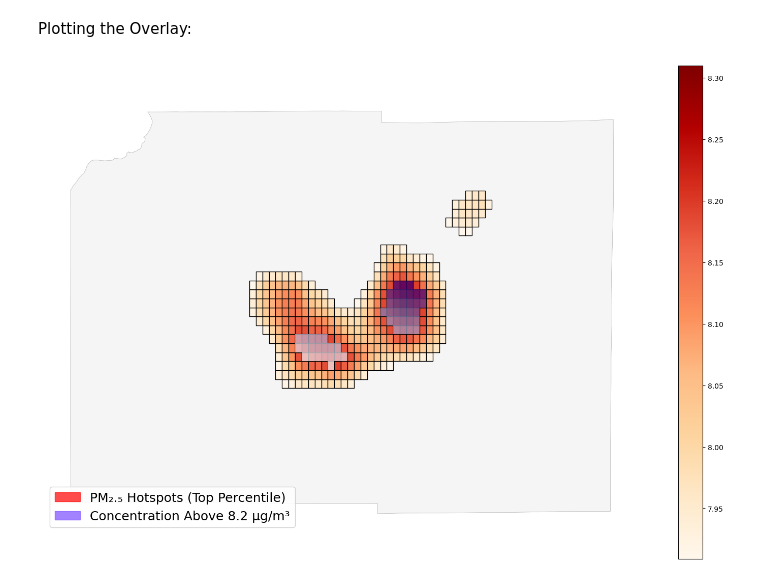
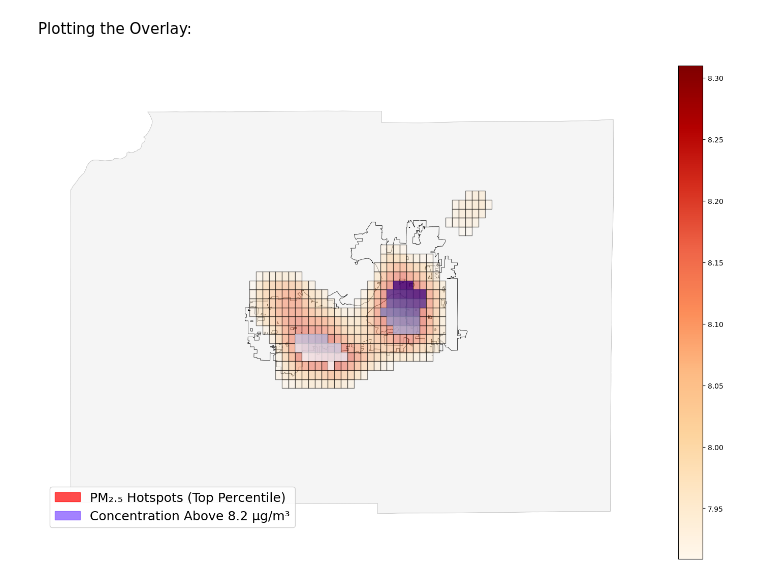
Before and after one commit to griffinberonio/Griffin_Holloway_Group, a Jupyter notebook: Dane_County_Concentration_hotspot.ipynb, the cells around one changed output. Saved outputs shown, nothing was run; the diff lists cells and outputs as text; code cells hidden in the pictures.

```diff
--- a/Dane_County_Concentration_hotspot.ipynb
+++ b/Dane_County_Concentration_hotspot.ipynb
@@ -143,33 +143,36 @@ Plotting the Overlay:
 # %%
 # Plotting
 hotspot_plot = conc_hotspots.copy()
 counties_plot = danecounty.copy()
 chandlers = top10_sd_hotspots.copy()
+cityplot = city.copy()
 
 county_outline = counties_plot.dissolve(by='COUNTYFP', as_index=False)[['geometry']]
 
 # Plot
 fig, ax = plt.subplots(figsize=(15, 10))
+
 counties_plot.plot(ax=ax, facecolor='#f5f5f5', edgecolor='#cccccc', linewidth=0.2, zorder=1)
-chandlers.plot(ax=ax, column='PM25', legend=True, cmap='OrRd', edgecolor='k')
-county_outline.boundary.plot(ax=ax, color='#999999', linewidth=0.3, zorder=3)
+cityplot.boundary.plot(ax=ax, facecolor='#f5f5f5', edgecolor='black', linewidth = 0.5, zorder=2)
+chandlers.plot(ax=ax, column='PM25', legend=True, cmap='OrRd', edgecolor='k', alpha = 0.5, zorder =3)
+county_outline.boundary.plot(ax=ax, color='#999999', linewidth=0.3, zorder=4)
 
 
 # EPA monitors
 if not hotspot_plot.empty:
-    hotspot_plot.plot(ax=ax, cmap="Purples", markersize=5, alpha=0.7, zorder=5)
+    hotspot_plot.plot(ax=ax, cmap="Purples", markersize=5, alpha=0.8, zorder=5)
 
 legend_elements = [
     mpatches.Patch(color='red', alpha=0.7, label='PM₂.₅ Hotspots (Top Percentile)'),
     mpatches.Patch(color='#7C4DFF', alpha = 0.7, label = 'Concentration Above 8.2 µg/m³')
     # plt.Line2D([0], [0], color='w', markerfacecolor='#7C4DFF', markersize=16, label='Concentration Above 8.2 µg/m³')
 ]
 
 ax.legend(handles=legend_elements, loc='lower left', fontsize=18, framealpha=0.9)
 
 ax.set_axis_off()
 plt.tight_layout()
 plt.savefig('hotspot_comparison_2021_2023.jpg', dpi=300, bbox_inches='tight')
 plt.show()
 # %% [output]
-[figure, old version]
+[figure, new version]
```
Also changed, not shown: parts of 1 cell of this notebook.
